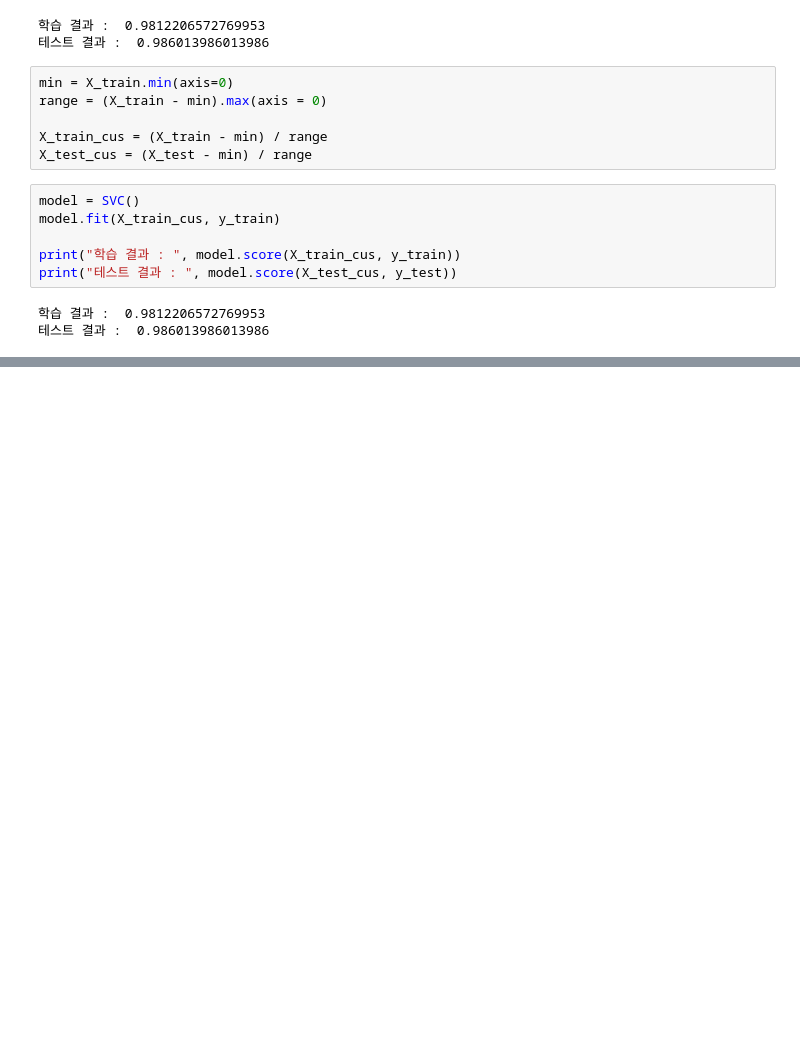
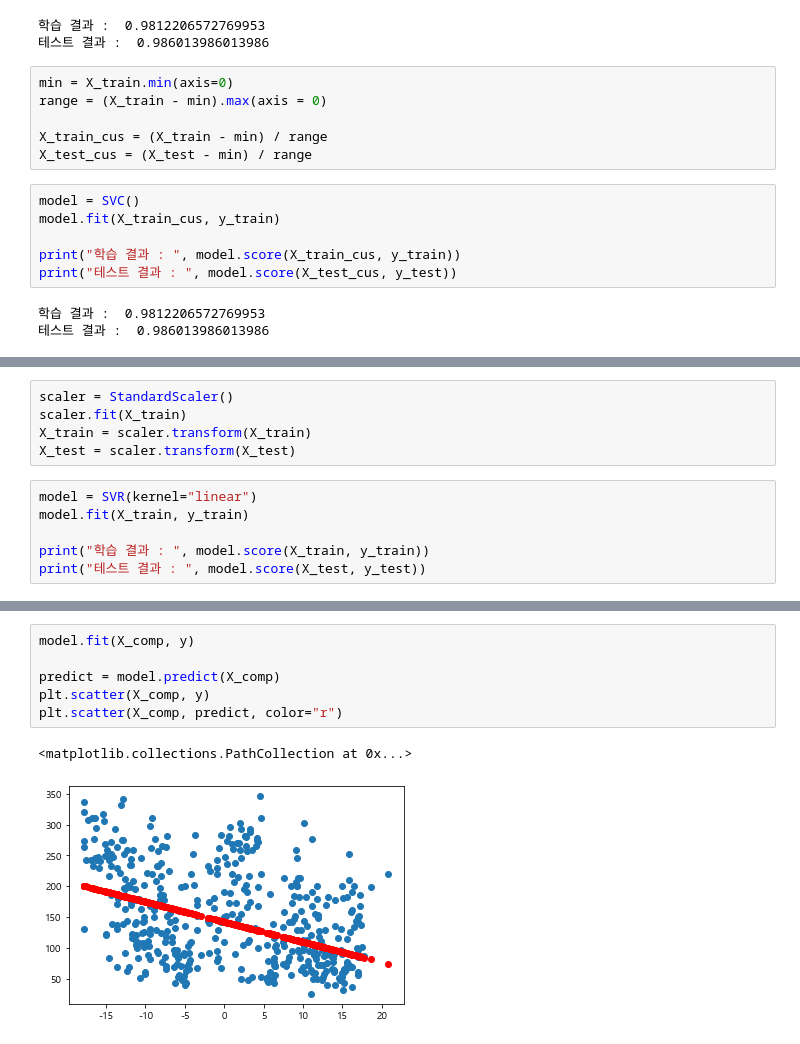
Before and after one commit to NikeLee/pythonwork, a Jupyter notebook: ai/4_SVM.ipynb, the cells around one changed output, grey strips where cells are left out. Cells and saved outputs as stored; diff of their text form; blank space fills up the shorter version.

```diff
--- a/ai/4_SVM.ipynb
+++ b/ai/4_SVM.ipynb
@@ -399,0 +514,11 @@ print("테스트 결과 : ", model.score(X_test_cus, y_test))
+# %%
+scaler = StandardScaler()
+scaler.fit(X_train)
+X_train = scaler.transform(X_train)
+X_test = scaler.transform(X_test)
+# %%
+model = SVR(kernel="linear")
+model.fit(X_train, y_train)
+
+print("학습 결과 : ", model.score(X_train, y_train))
+print("테스트 결과 : ", model.score(X_test, y_test))
@@ -399,0 +534,9 @@ print("테스트 결과 : ", model.score(X_test_cus, y_test))
+# %%
+model.fit(X_comp, y)
+
+predict = model.predict(X_comp)
+plt.scatter(X_comp, y)
+plt.scatter(X_comp, predict, color="r")
+# %% [output]
+<matplotlib.collections.PathCollection at 0x...>
+[figure, added]
```
Also changed, not shown: parts of 20 cells of this notebook.
